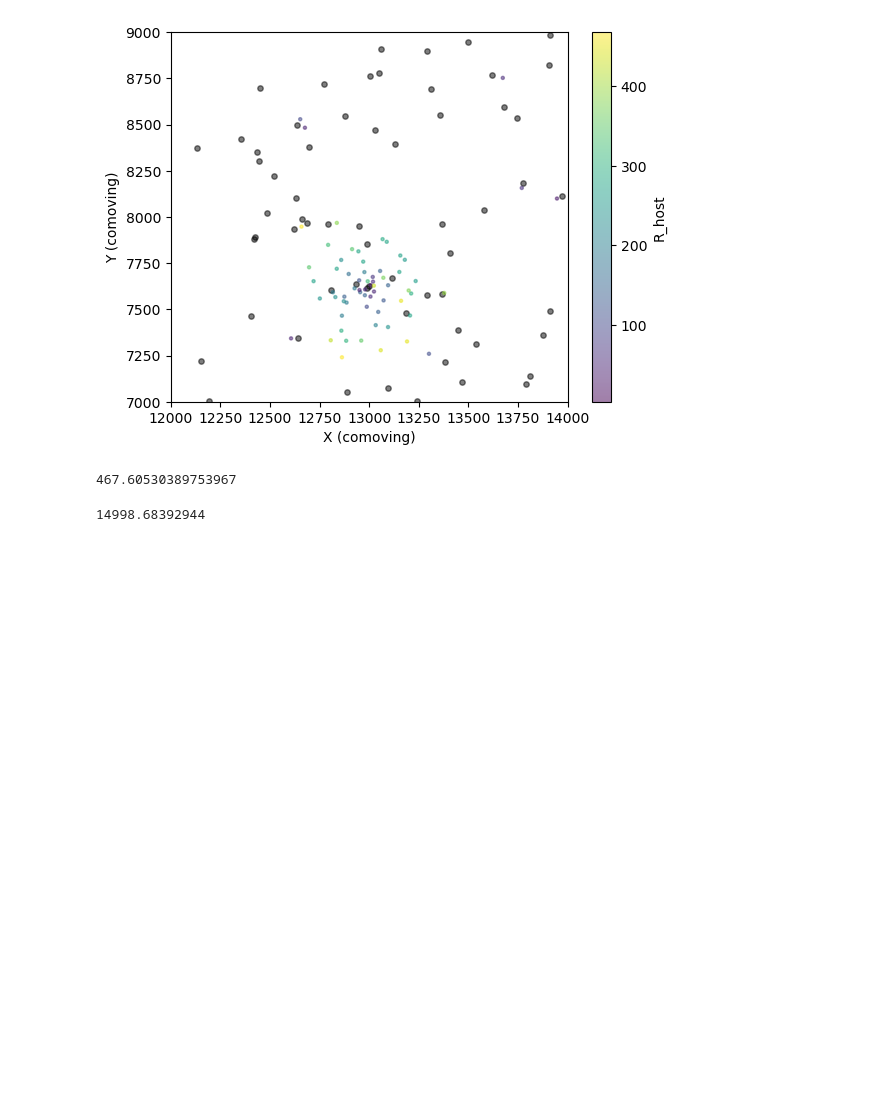
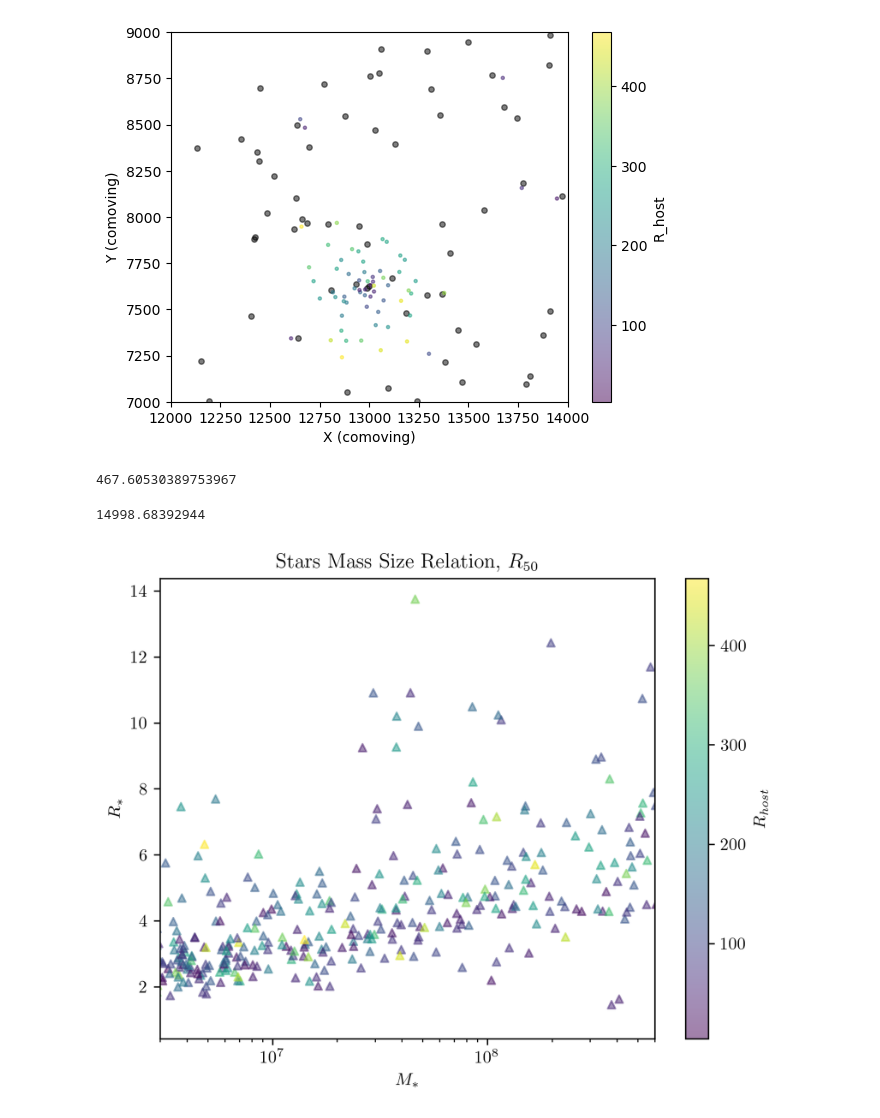
Before and after one commit to mkzeender/thesis, a Jupyter notebook: root_graph.ipynb, the cells around one changed output. Saved outputs shown, nothing was run; the diff lists cells and outputs as text; code cells hidden in the pictures; blank space fills up the shorter version.

```diff
--- a/root_graph.ipynb
+++ b/root_graph.ipynb
@@ -225,22 +271,25 @@ max(dat['Xc_ahf_cat'])
 # %%
 fig = plt.figure()
 ax = plt.axes()
 
 ax.set_xscale('log')
-#ax.set_yscale('log')
+# ax.set_yscale('log')
 
 x, y = dat['stars_mass_within_r50_stars_ahf'], dat['r50_stars_ahf']
 
 #ax.scatter(hosts(x), hosts(y), alpha=0.5, s=10, marker='o', color='black')
 
 colors = sates((dat['prox_to_host']))
-_mappable = ax.scatter(sates(x), sates(y), alpha=0.5, s=20, marker='^', c=colors)
-cbar = fig.colorbar(_mappable, label='R_host')
+_mappable = ax.scatter(sates(x), sates(y), alpha=0.5,
+                       s=20, marker='^', c=colors)
+cbar = fig.colorbar(_mappable, label=r'$R_{host}$')
 ax.set_xlim(3e6, 6e8)
 #ax.set_ylim(1e6, 6e9)
 
 #ax.legend(( 'Hosts', 'Satellites'))
 ax.set_title(r'Stars Mass Size Relation, $R_{50}$')
 ax.set_xlabel(r'$M_{*}$')
 ax.set_ylabel(r'$R_{*}$')
 fig.savefig('out.png')
+# %% [output]
+[figure, added]
```
Also changed, not shown: parts of 16 cells of this notebook.
